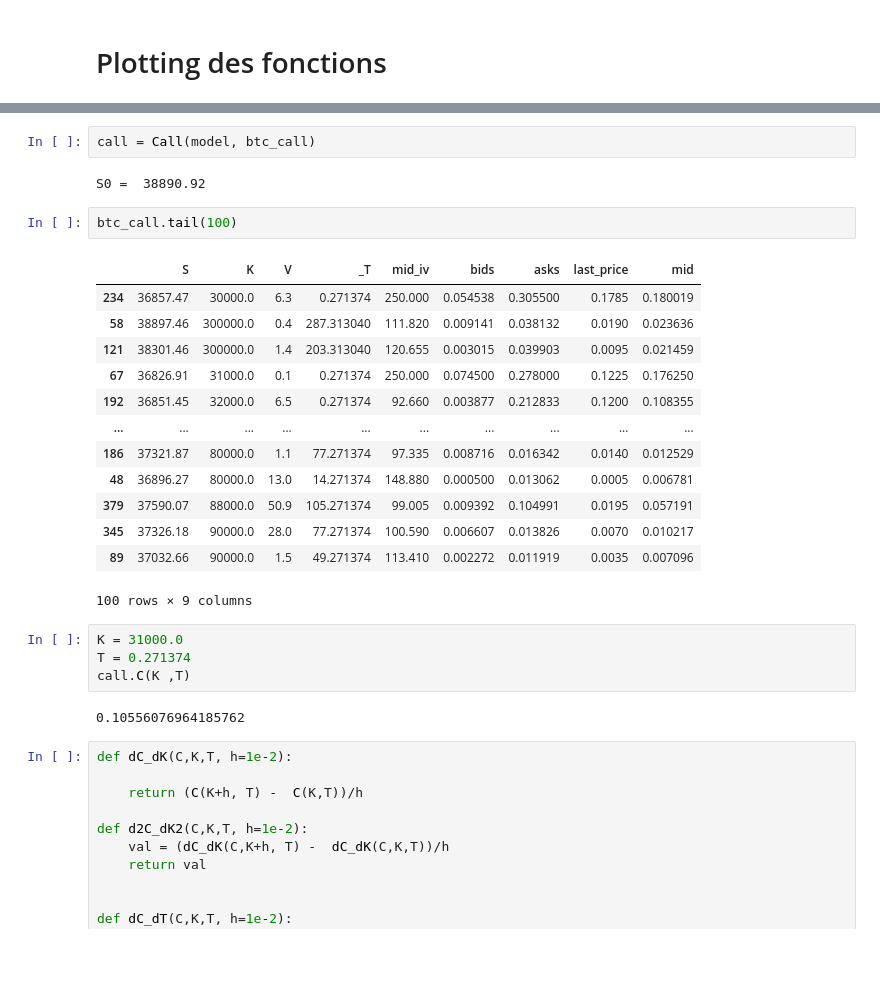
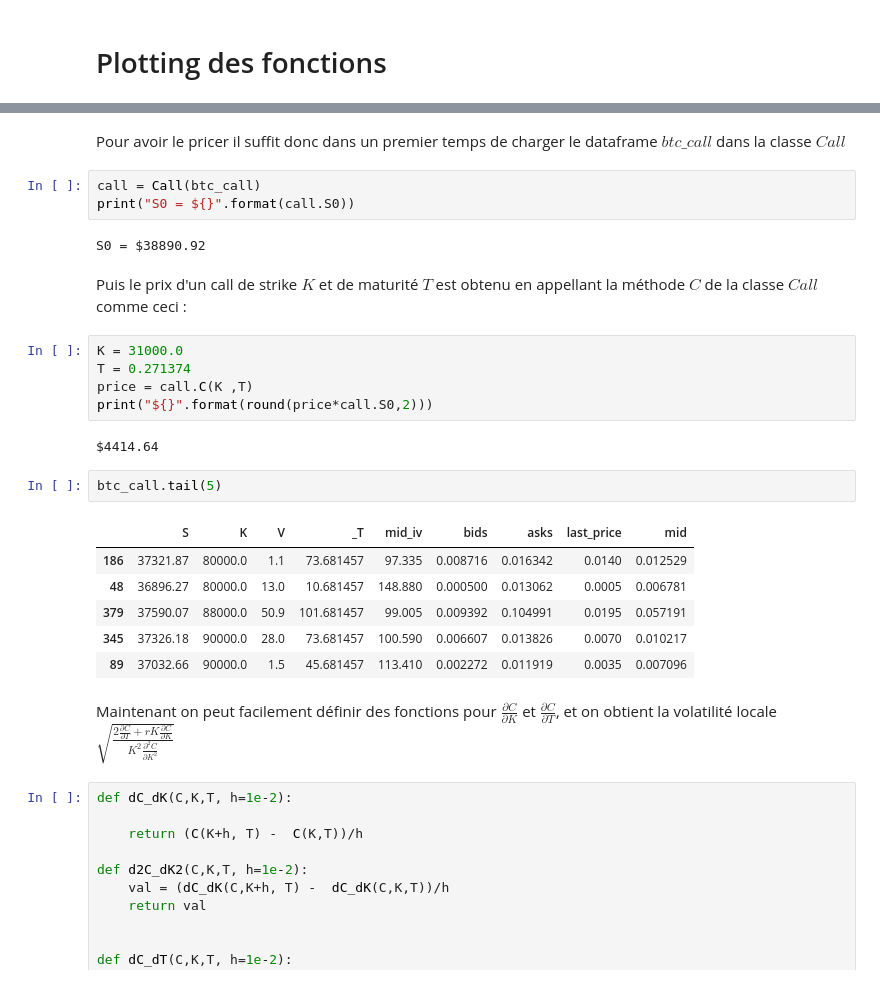
Before and after one commit to Rxzh/deribit_scraping, a Jupyter notebook: deribit_scraper_test.ipynb, the cells around one changed output, grey strips where cells are left out. Cells and saved outputs as stored; diff of their text form; blank space fills up the shorter version.

```diff
--- a/deribit_scraper_test.ipynb
+++ b/deribit_scraper_test.ipynb
@@ -364,32 +343,33 @@ class Call:
         X_NEW = self.polynomial_features.fit_transform(x)
 
         return float(np.squeeze(self.model.predict(X_NEW)))
+# %% [markdown]
+Pour avoir le pricer il suffit donc dans un premier temps de charger le dataframe $btc\_call$ dans la classe $Call$
 # %%
-call = Call(model, btc_call)
+call = Call(btc_call)
+print("S0 = ${}".format(call.S0))
 # %% [output]
-S0 =  38890.92
+S0 = $38890.92
+# %% [markdown]
+Puis le prix d'un call de strike $K$ et de maturité $T$ est obtenu en appellant la méthode $C$ de la classe $Call$ comme ceci :
+# %%
+K = 31000.0
+T = 0.271374
+price = call.C(K ,T)
+print("${}".format(round(price*call.S0,2)))
+# %% [output]
+$4414.64
 # %%
-btc_call.tail(100)
+btc_call.tail(5)
 # %% [output]
 |  | S | K | V | _T | mid_iv | bids | asks | last_price | mid |
-| 234 | 36857.47 | 30000.0 | 6.3 | 0.271374 | 250.000 | 0.054538 | 0.305500 | 0.1785 | 0.180019 |
-| 58 | 38897.46 | 300000.0 | 0.4 | 287.313040 | 111.820 | 0.009141 | 0.038132 | 0.0190 | 0.023636 |
-| 121 | 38301.46 | 300000.0 | 1.4 | 203.313040 | 120.655 | 0.003015 | 0.039903 | 0.0095 | 0.021459 |
-| 67 | 36826.91 | 31000.0 | 0.1 | 0.271374 | 250.000 | 0.074500 | 0.278000 | 0.1225 | 0.176250 |
-| 192 | 36851.45 | 32000.0 | 6.5 | 0.271374 | 92.660 | 0.003877 | 0.212833 | 0.1200 | 0.108355 |
-| ... | ... | ... | ... | ... | ... | ... | ... | ... | ... |
-| 186 | 37321.87 | 80000.0 | 1.1 | 77.271374 | 97.335 | 0.008716 | 0.016342 | 0.0140 | 0.012529 |
-| 48 | 36896.27 | 80000.0 | 13.0 | 14.271374 | 148.880 | 0.000500 | 0.013062 | 0.0005 | 0.006781 |
-| 379 | 37590.07 | 88000.0 | 50.9 | 105.271374 | 99.005 | 0.009392 | 0.104991 | 0.0195 | 0.057191 |
-| 345 | 37326.18 | 90000.0 | 28.0 | 77.271374 | 100.590 | 0.006607 | 0.013826 | 0.0070 | 0.010217 |
-| 89 | 37032.66 | 90000.0 | 1.5 | 49.271374 | 113.410 | 0.002272 | 0.011919 | 0.0035 | 0.007096 |
+| 186 | 37321.87 | 80000.0 | 1.1 | 73.681457 | 97.335 | 0.008716 | 0.016342 | 0.0140 | 0.012529 |
+| 48 | 36896.27 | 80000.0 | 13.0 | 10.681457 | 148.880 | 0.000500 | 0.013062 | 0.0005 | 0.006781 |
+| 379 | 37590.07 | 88000.0 | 50.9 | 101.681457 | 99.005 | 0.009392 | 0.104991 | 0.0195 | 0.057191 |
+| 345 | 37326.18 | 90000.0 | 28.0 | 73.681457 | 100.590 | 0.006607 | 0.013826 | 0.0070 | 0.010217 |
+| 89 | 37032.66 | 90000.0 | 1.5 | 45.681457 | 113.410 | 0.002272 | 0.011919 | 0.0035 | 0.007096 |
-100 rows × 9 columns
-# %%
-K = 31000.0
-T = 0.271374
-call.C(K ,T)
-# %% [output]
-0.10556076964185762
+# %% [markdown]
+Maintenant on peut facilement définir des fonctions pour $\frac{\partial C}{\partial K}$ et $\frac{\partial C}{\partial T}$, et on obtient la volatilité locale $\sqrt{ \frac {2 \frac{\partial C}{\partial T} +rK \frac{\partial C}{\partial K}}{K^2 \frac{\partial ^2 C}{\partial K^2}}}$
 # %%
 def dC_dK(C,K,T, h=1e-2):
 
```
Also changed, not shown: parts of 17 cells of this notebook, 6 other files.
